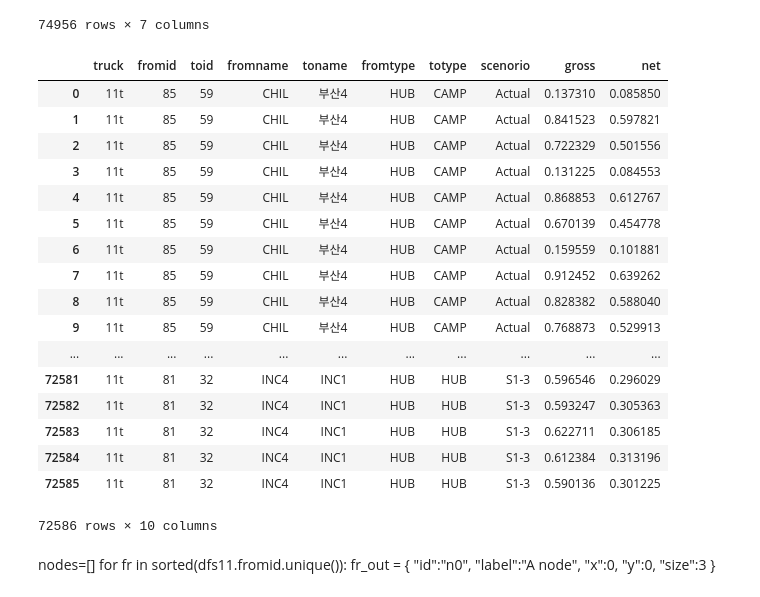
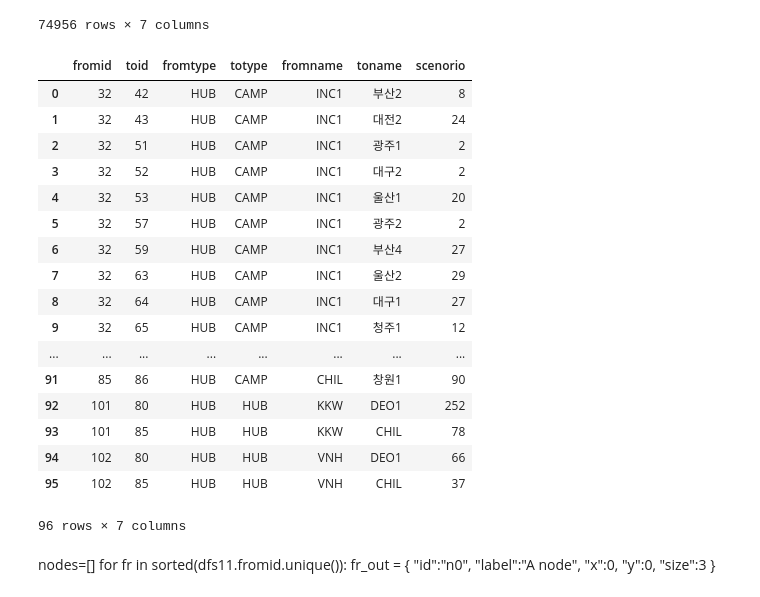
Before and after one commit to HarperKoo/django_angular, a Jupyter notebook: monitor/pandas_json.ipynb, the cells around one changed output. Saved outputs shown, nothing was run; the diff lists cells and outputs as text; code cells hidden in the pictures.

```diff
--- a/monitor/pandas_json.ipynb
+++ b/monitor/pandas_json.ipynb
@@ -227,29 +227,32 @@ df
 out1 = df.merge(df2,left_on='fromid',right_on='id').rename(index=str, columns={"name": "fromname","type":"fromtype"})
 out2 = out1.merge(df2,left_on='toid',right_on='id').rename(index=str, columns={"name": "toname","type":"totype"})
 out2 = out2[['truck','fromid','toid','fromname','toname','fromtype','totype','scenorio','gross','net']]
-out2
-# %% [output]
-|  | truck | fromid | toid | fromname | toname | fromtype | totype | scenorio | gross | net |
-| 0 | 11t | 85 | 59 | CHIL | 부산4 | HUB | CAMP | Actual | 0.137310 | 0.085850 |
-| 1 | 11t | 85 | 59 | CHIL | 부산4 | HUB | CAMP | Actual | 0.841523 | 0.597821 |
-| 2 | 11t | 85 | 59 | CHIL | 부산4 | HUB | CAMP | Actual | 0.722329 | 0.501556 |
-| 3 | 11t | 85 | 59 | CHIL | 부산4 | HUB | CAMP | Actual | 0.131225 | 0.084553 |
-| 4 | 11t | 85 | 59 | CHIL | 부산4 | HUB | CAMP | Actual | 0.868853 | 0.612767 |
-| 5 | 11t | 85 | 59 | CHIL | 부산4 | HUB | CAMP | Actual | 0.670139 | 0.454778 |
-| 6 | 11t | 85 | 59 | CHIL | 부산4 | HUB | CAMP | Actual | 0.159559 | 0.101881 |
-| 7 | 11t | 85 | 59 | CHIL | 부산4 | HUB | CAMP | Actual | 0.912452 | 0.639262 |
-| 8 | 11t | 85 | 59 | CHIL | 부산4 | HUB | CAMP | Actual | 0.828382 | 0.588040 |
-| 9 | 11t | 85 | 59 | CHIL | 부산4 | HUB | CAMP | Actual | 0.768873 | 0.529913 |
-| ... | ... | ... | ... | ... | ... | ... | ... | ... | ... | ... |
-| 72581 | 11t | 81 | 32 | INC4 | INC1 | HUB | HUB | S1-3 | 0.596546 | 0.296029 |
-| 72582 | 11t | 81 | 32 | INC4 | INC1 | HUB | HUB | S1-3 | 0.593247 | 0.305363 |
-| 72583 | 11t | 81 | 32 | INC4 | INC1 | HUB | HUB | S1-3 | 0.622711 | 0.306185 |
-| 72584 | 11t | 81 | 32 | INC4 | INC1 | HUB | HUB | S1-3 | 0.612384 | 0.313196 |
-| 72585 | 11t | 81 | 32 | INC4 | INC1 | HUB | HUB | S1-3 | 0.590136 | 0.301225 |
-72586 rows × 10 columns
+# %%
+out2 = out2.loc[out2['toid'] != -1]
 # %%
 dfs11 = out2.loc[out2['scenorio'] == 'S1-1']
 dfs11 = dfs11.groupby(['fromid','toid','fromtype','totype','fromname','toname']).agg({'scenorio':'count'}).reset_index()
+# %%
+dfs11
+# %% [output]
+|  | fromid | toid | fromtype | totype | fromname | toname | scenorio |
+| 0 | 32 | 42 | HUB | CAMP | INC1 | 부산2 | 8 |
+| 1 | 32 | 43 | HUB | CAMP | INC1 | 대전2 | 24 |
+| 2 | 32 | 51 | HUB | CAMP | INC1 | 광주1 | 2 |
+| 3 | 32 | 52 | HUB | CAMP | INC1 | 대구2 | 2 |
+| 4 | 32 | 53 | HUB | CAMP | INC1 | 울산1 | 20 |
+| 5 | 32 | 57 | HUB | CAMP | INC1 | 광주2 | 2 |
+| 6 | 32 | 59 | HUB | CAMP | INC1 | 부산4 | 27 |
+| 7 | 32 | 63 | HUB | CAMP | INC1 | 울산2 | 29 |
+| 8 | 32 | 64 | HUB | CAMP | INC1 | 대구1 | 27 |
+| 9 | 32 | 65 | HUB | CAMP | INC1 | 청주1 | 12 |
+| ... | ... | ... | ... | ... | ... | ... | ... |
+| 91 | 85 | 86 | HUB | CAMP | CHIL | 창원1 | 90 |
+| 92 | 101 | 80 | HUB | HUB | KKW | DEO1 | 252 |
+| 93 | 101 | 85 | HUB | HUB | KKW | CHIL | 78 |
+| 94 | 102 | 80 | HUB | HUB | VNH | DEO1 | 66 |
+| 95 | 102 | 85 | HUB | HUB | VNH | CHIL | 37 |
+96 rows × 7 columns
 # %%
 dfs12 = out2.loc[out2['scenorio'] == 'S1-2']
 dfs12 = dfs12.groupby(['fromid','toid','fromtype','totype','fromname','toname']).agg({'scenorio':'count'}).reset_index()
```
Also changed, not shown: parts of 2 cells of this notebook, 2 other files.
